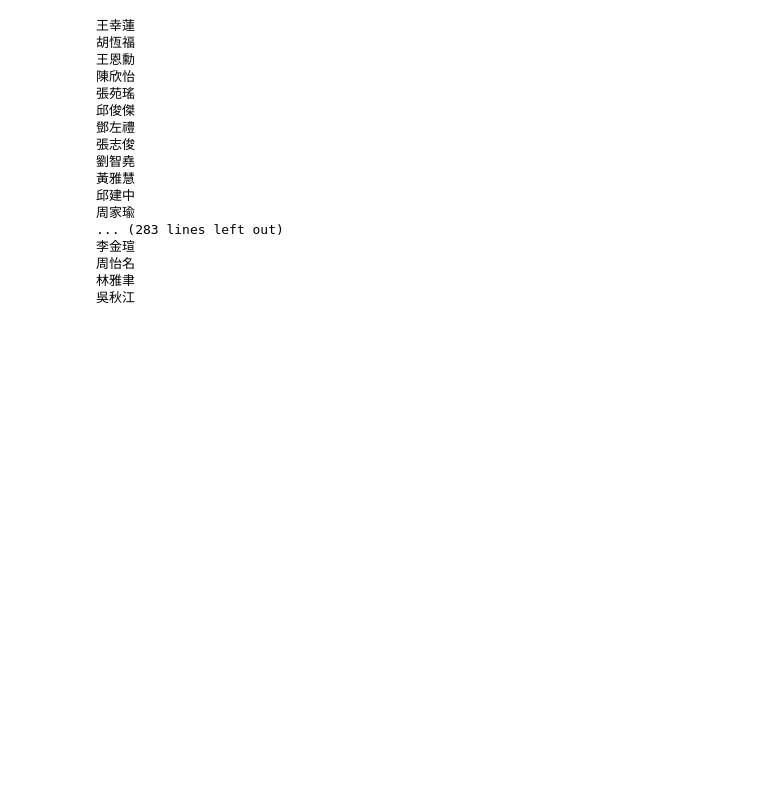
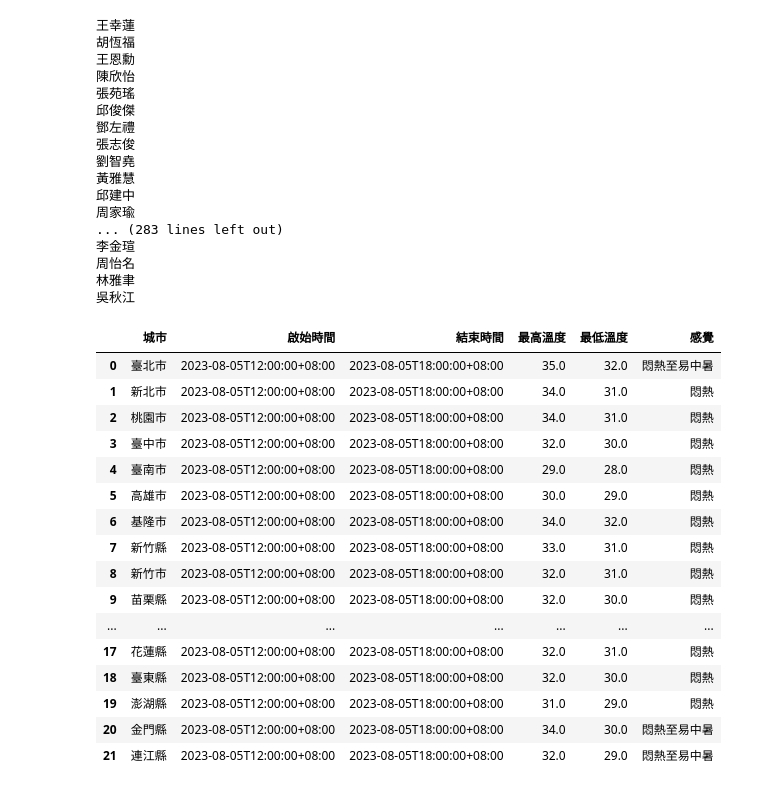
Before and after one commit to cxyamber/test01, a Jupyter notebook: 0805.ipynb, the cells around one changed output. Saved outputs shown, nothing was run; the diff lists cells and outputs as text; code cells hidden in the pictures; blank space fills up the shorter version.

```diff
--- a/0805.ipynb
+++ b/0805.ipynb
@@ -176,3 +176,25 @@ print(newLine_name)
 # %%
 with open("names.csv",mode="w",encoding='utf-8',newline="") as file:
     file.write(newLine_name)
+# %%
+import pandas as pd
+current_weather = pd.read_csv('目前天氣.csv')
+current_weather
+# %% [output]
+|  | 城市 | 啟始時間 | 結束時間 | 最高溫度 | 最低溫度 | 感覺 |
+| 0 | 臺北市 | 2023-08-05T12:00:00+08:00 | 2023-08-05T18:00:00+08:00 | 35.0 | 32.0 | 悶熱至易中暑 |
+| 1 | 新北市 | 2023-08-05T12:00:00+08:00 | 2023-08-05T18:00:00+08:00 | 34.0 | 31.0 | 悶熱 |
+| 2 | 桃園市 | 2023-08-05T12:00:00+08:00 | 2023-08-05T18:00:00+08:00 | 34.0 | 31.0 | 悶熱 |
+| 3 | 臺中市 | 2023-08-05T12:00:00+08:00 | 2023-08-05T18:00:00+08:00 | 32.0 | 30.0 | 悶熱 |
+| 4 | 臺南市 | 2023-08-05T12:00:00+08:00 | 2023-08-05T18:00:00+08:00 | 29.0 | 28.0 | 悶熱 |
+| 5 | 高雄市 | 2023-08-05T12:00:00+08:00 | 2023-08-05T18:00:00+08:00 | 30.0 | 29.0 | 悶熱 |
+| 6 | 基隆市 | 2023-08-05T12:00:00+08:00 | 2023-08-05T18:00:00+08:00 | 34.0 | 32.0 | 悶熱 |
+| 7 | 新竹縣 | 2023-08-05T12:00:00+08:00 | 2023-08-05T18:00:00+08:00 | 33.0 | 31.0 | 悶熱 |
+| 8 | 新竹市 | 2023-08-05T12:00:00+08:00 | 2023-08-05T18:00:00+08:00 | 32.0 | 31.0 | 悶熱 |
+| 9 | 苗栗縣 | 2023-08-05T12:00:00+08:00 | 2023-08-05T18:00:00+08:00 | 32.0 | 30.0 | 悶熱 |
+| ... | ... | ... | ... | ... | ... | ... |
+| 17 | 花蓮縣 | 2023-08-05T12:00:00+08:00 | 2023-08-05T18:00:00+08:00 | 32.0 | 31.0 | 悶熱 |
+| 18 | 臺東縣 | 2023-08-05T12:00:00+08:00 | 2023-08-05T18:00:00+08:00 | 32.0 | 30.0 | 悶熱 |
+| 19 | 澎湖縣 | 2023-08-05T12:00:00+08:00 | 2023-08-05T18:00:00+08:00 | 31.0 | 29.0 | 悶熱 |
+| 20 | 金門縣 | 2023-08-05T12:00:00+08:00 | 2023-08-05T18:00:00+08:00 | 34.0 | 30.0 | 悶熱至易中暑 |
+| 21 | 連江縣 | 2023-08-05T12:00:00+08:00 | 2023-08-05T18:00:00+08:00 | 32.0 | 29.0 | 悶熱至易中暑 |
```
Also changed, not shown: parts of 2 cells of this notebook, 4 other files.
